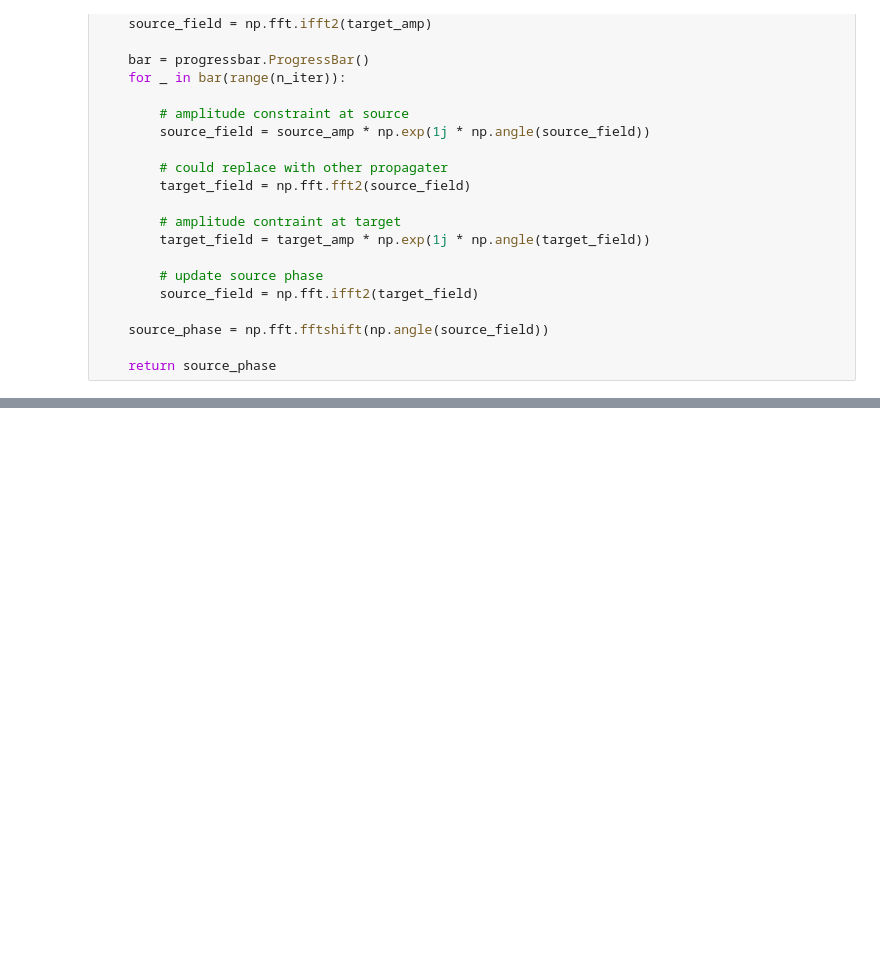
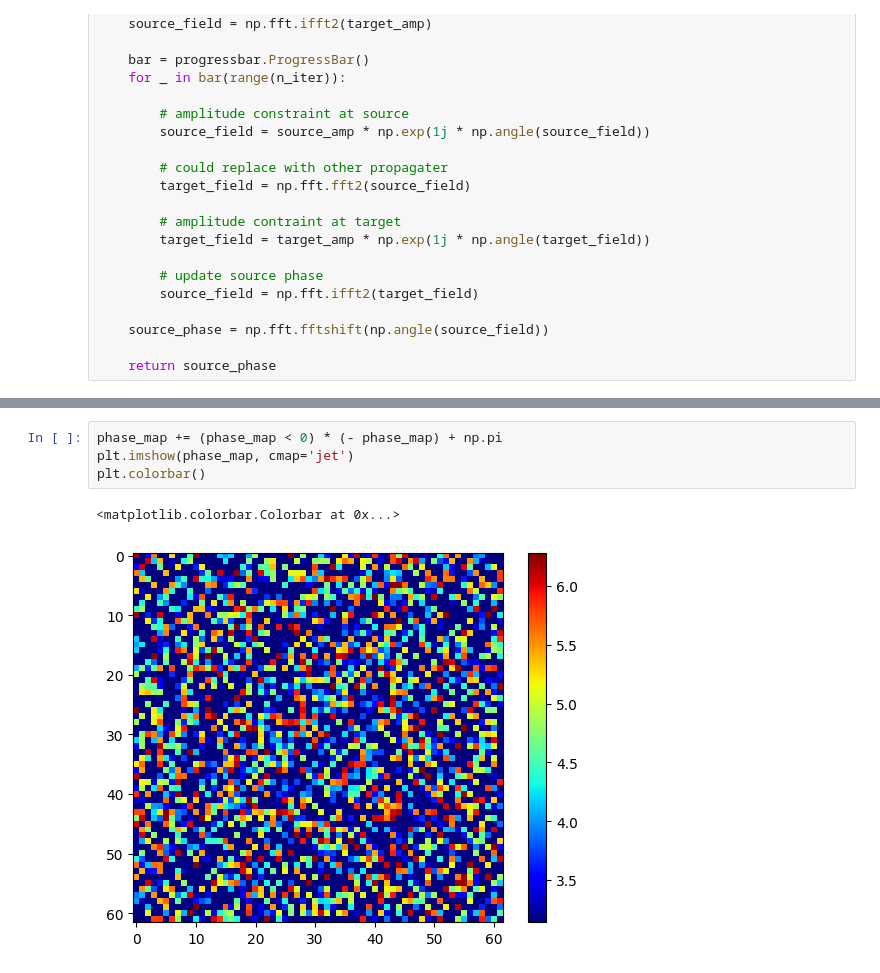
Before and after one commit to LCAV/LenslessPiCam, a Jupyter notebook: masks/class/iterative_phase_retrieval.ipynb, the cells around one changed output, grey strips where cells are left out. Drawn from its saved outputs; the diff is of its cells as text; blank space fills up the shorter version.

```diff
--- a/masks/class/iterative_phase_retrieval.ipynb
+++ b/masks/class/iterative_phase_retrieval.ipynb
@@ -56,0 +74,7 @@ plt.imshow(mask, cmap='gray')
+# %%
+phase_map += (phase_map < 0) * (- phase_map) + np.pi
+plt.imshow(phase_map, cmap='jet')
+plt.colorbar()
+# %% [output]
+<matplotlib.colorbar.Colorbar at 0x...>
+[figure, added]
```
Also changed, not shown: parts of 3 cells of this notebook.
